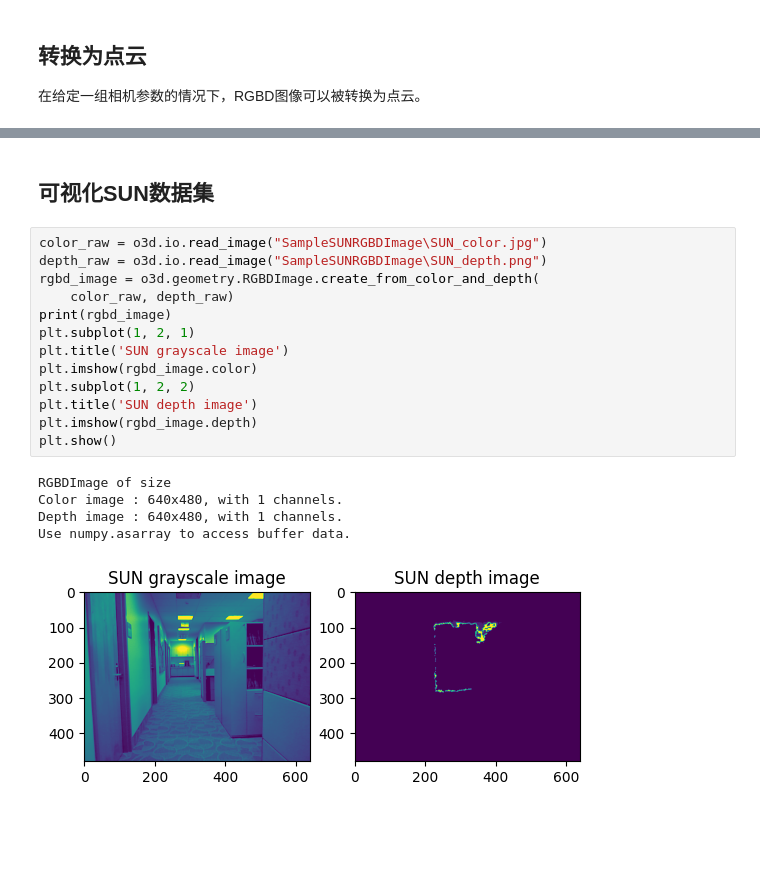
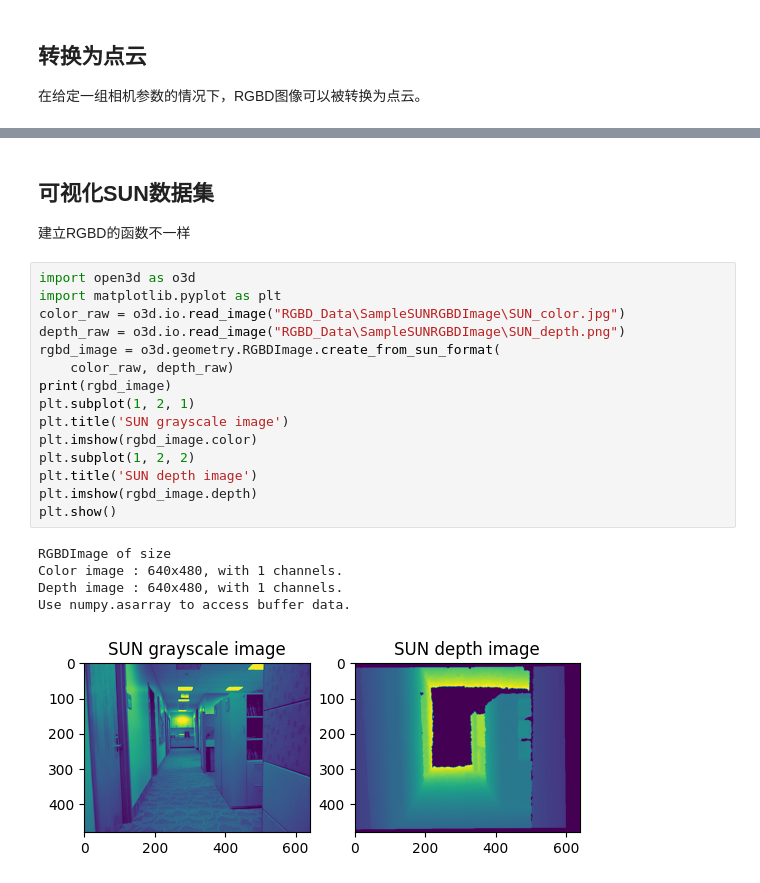
Before and after one commit to Ykiiii/3D_PointCloud_tutorial, a Jupyter notebook: Open3dTutorial_basics.ipynb, the cells around one changed output, grey strips where cells are left out. Drawn from its saved outputs; the diff is of its cells as text; blank space fills up the shorter version.

```diff
--- a/Open3dTutorial_basics.ipynb
+++ b/Open3dTutorial_basics.ipynb
@@ -554,21 +532,24 @@ o3d.visualization.draw_geometries([pcd])
 # %% [markdown]
 ## 可视化SUN数据集
+建立RGBD的函数不一样
 # %%
-color_raw = o3d.io.read_image("SampleSUNRGBDImage\SUN_color.jpg")
-depth_raw = o3d.io.read_image("SampleSUNRGBDImage\SUN_depth.png")
-rgbd_image = o3d.geometry.RGBDImage.create_from_color_and_depth(
+import open3d as o3d
+import matplotlib.pyplot as plt
+color_raw = o3d.io.read_image("RGBD_Data\SampleSUNRGBDImage\SUN_color.jpg")
+depth_raw = o3d.io.read_image("RGBD_Data\SampleSUNRGBDImage\SUN_depth.png")
+rgbd_image = o3d.geometry.RGBDImage.create_from_sun_format(
     color_raw, depth_raw)
 print(rgbd_image)
 plt.subplot(1, 2, 1)
 plt.title('SUN grayscale image')
 plt.imshow(rgbd_image.color)
 plt.subplot(1, 2, 2)
 plt.title('SUN depth image')
 plt.imshow(rgbd_image.depth)
 plt.show()
 # %% [output]
 RGBDImage of size
 Color image : 640x480, with 1 channels.
 Depth image : 640x480, with 1 channels.
 Use numpy.asarray to access buffer data.
-[figure, old version]
+[figure, new version]
```
Also changed, not shown: parts of 20 cells of this notebook, 22 other files.
